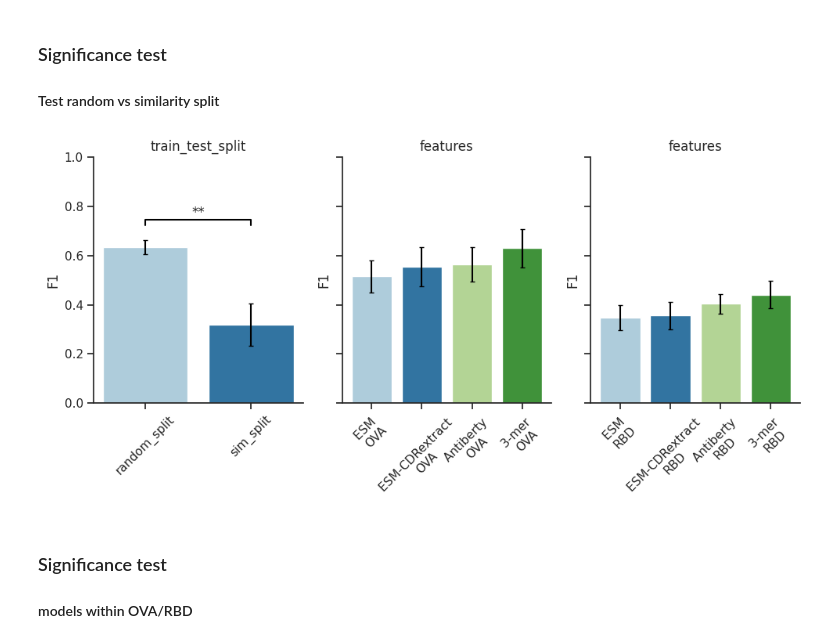
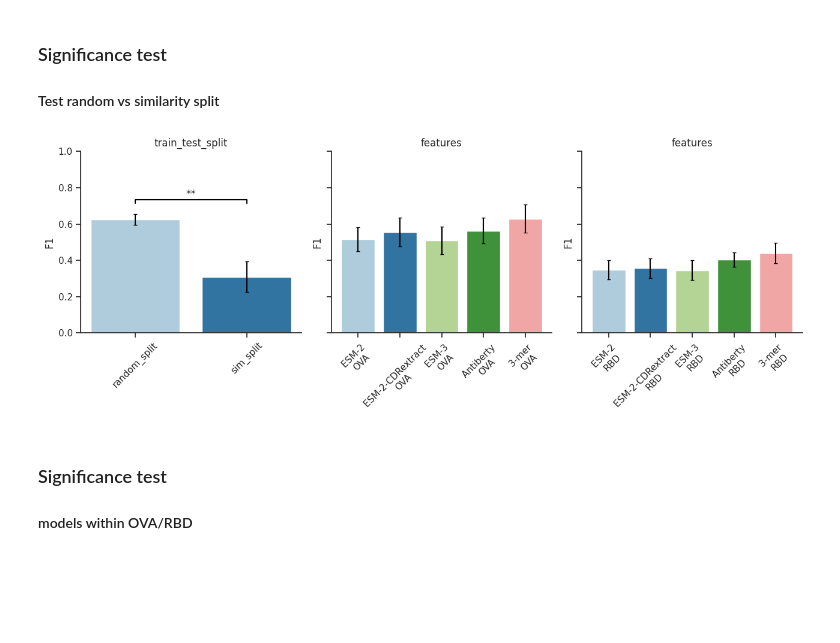
Before and after one commit to LSSI-ETH/sc_AbSpecificity_pred, a Jupyter notebook: notebooks/model_evaluations/Metrics_visualization.ipynb, the cells around one changed output. Cells and saved outputs as stored; diff of their text form; code cells hidden in the pictures; blank space fills up the shorter version.

```diff
--- a/notebooks/model_evaluations/Metrics_visualization.ipynb
+++ b/notebooks/model_evaluations/Metrics_visualization.ipynb
@@ -495,7 +507,6 @@ metrics_df_agg = (
 metrics_df_agg["F1_std"] = np.sqrt(metrics_df_agg.F1_variances)
 
 # aggregate for antiberty, 3mer and ESM
-# drop the entries from the augmented models
 metrics_df_OVA = metrics_df[metrics_df.features.str.contains("OVA")]
 metrics_df_agg2 = (
     metrics_df_OVA.groupby(["features"])
@@ -516,8 +527,8 @@ metrics_df_agg3["F1_std"] = np.sqrt(metrics_df_agg3.F1_variances)
 # metrics_df_agg3
 
 
-order1 = ["ESM \nOVA", "ESM-CDRextract \nOVA", "Antiberty \nOVA", "3-mer \nOVA"]
-order2 = ["ESM \nRBD", "ESM-CDRextract \nRBD", "Antiberty \nRBD", "3-mer \nRBD"]
+order1 = ["ESM-2 \nOVA", "ESM-2-CDRextract \nOVA", "ESM-3 \nOVA", "Antiberty \nOVA", "3-mer \nOVA"]
+order2 = ["ESM-2 \nRBD", "ESM-2-CDRextract \nRBD", "ESM-3 \nRBD", "Antiberty \nRBD", "3-mer \nRBD"]
 # Convert 'features' and 'Model_split' to categorical with the specified order
 metrics_df_agg2["features"] = pd.Categorical(
     metrics_df_agg2["features"], categories=order1, ordered=True
@@ -534,24 +545,28 @@ significance_df = significance_comparison(metrics_df_agg, indexing="train_test_s
 significance_df2 = significance_comparison(metrics_df_agg2, indexing="features")
 significance_df3 = significance_comparison(metrics_df_agg3, indexing="features")
 # %%
-# plt = metric_plot_sig(metrics_df = metrics_df_agg, x='train_test_split', y='F1', hue='train_test_split', figsize=(8,5))
-figsize = (10, 5)
+figsize = (13, 5)
 y = "F1"
 model_num = 1
 significance_comp_ls = [significance_df, significance_df2, significance_df3]
 metrics_list = [metrics_df_agg, metrics_df_agg2, metrics_df_agg3]
 features_list = ["train_test_split", "features", "features"]
 
 
 fig, ax = significance_plots(
     significance_comp_ls, metrics_list, features_list, y, model_num, figsize
 )
+# for i in range(3):
+#     ax[i].set_yticks(np.arange(0, 1.05, 0.1))
+#     ax[i].grid()
+
+
 if save_plots:
     fig.savefig(
         os.path.join(plot_outPath, "split_feats_VH_VL_Barplot_sign.png"), dpi=600
     )
 # %% [output]
-[figure, old version]
+[figure, new version]
 # %% [markdown]
 ### Significance test
 #### models within OVA/RBD
```
Also changed, not shown: parts of 13 cells of this notebook, 56 other files.
